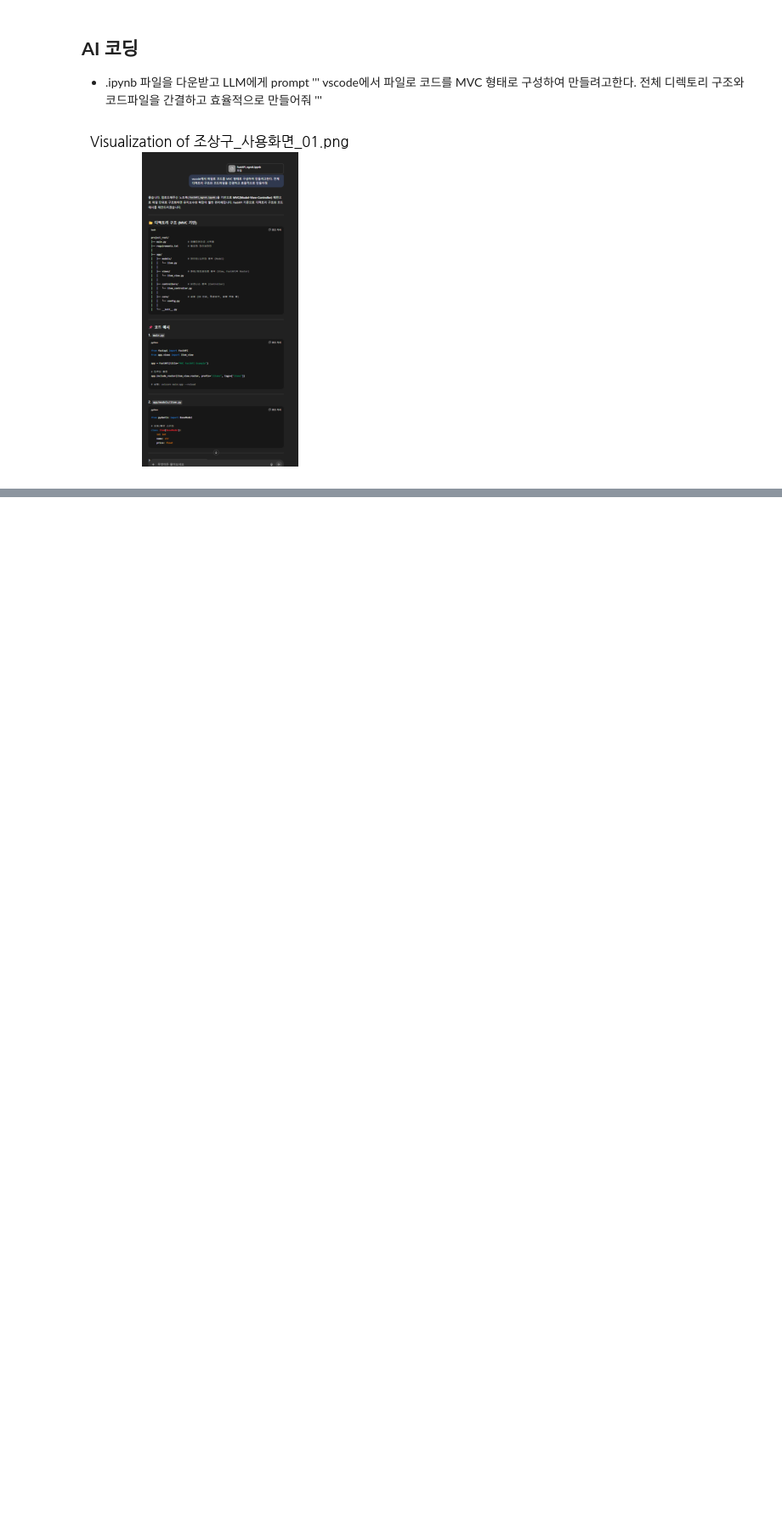
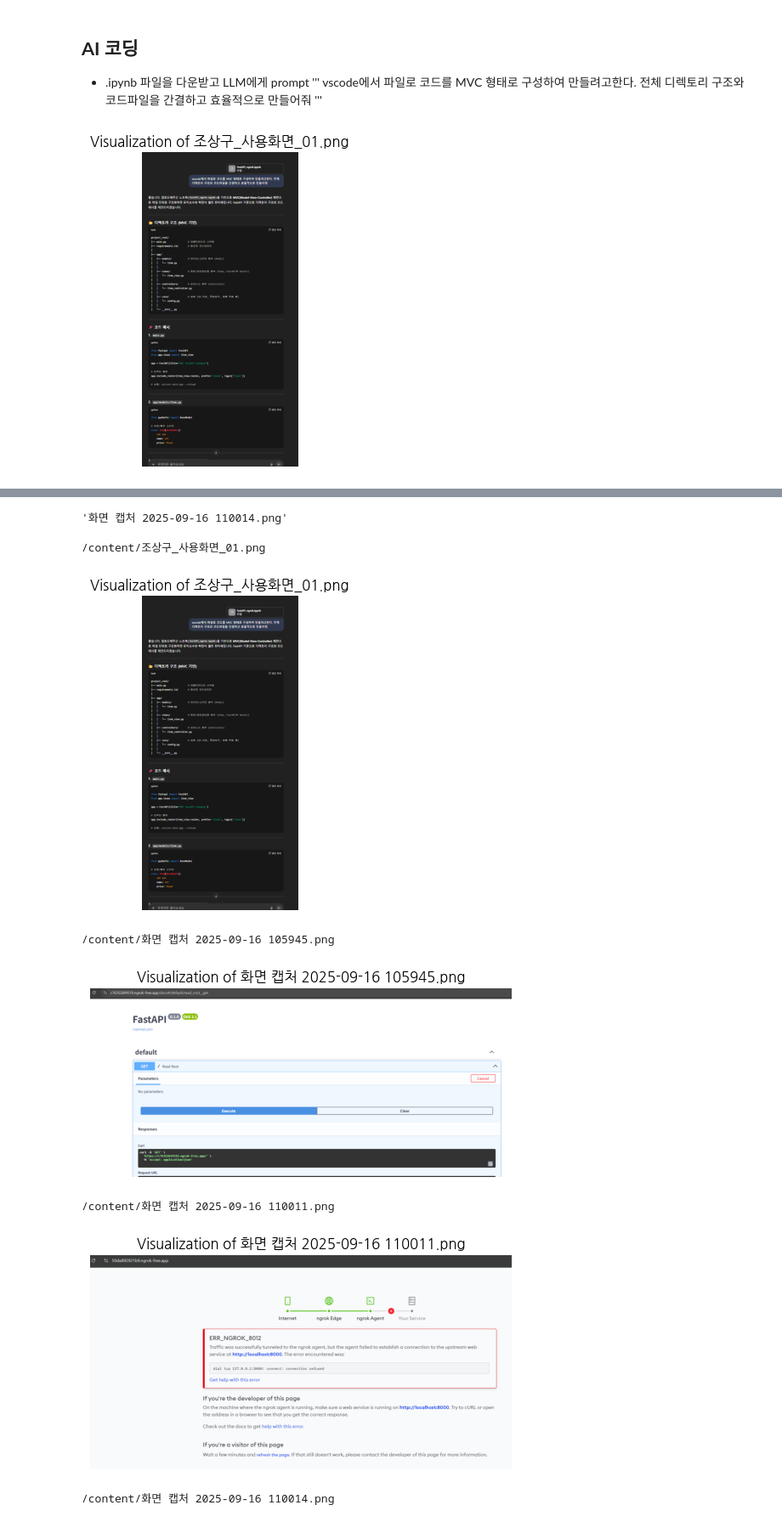
Before and after one commit to ancestor9/2025_Fall_AI-Model-Operations-MLOps, a Jupyter notebook: week04/FastAPI_ngrok.ipynb, the cells around one changed output, grey strips where cells are left out. Shown at 85% size. Saved outputs shown, nothing was run; the diff lists cells and outputs as text; code cells hidden in the pictures; blank space fills up the shorter version.

```diff
--- a/week04/FastAPI_ngrok.ipynb
+++ b/week04/FastAPI_ngrok.ipynb
@@ -664,3 +664,8 @@ plt.title('Visualization of 조상구_사용화면_01.png')
 plt.show()
 # %% [output]
 [figure]
+# %%
+import glob
+
+png_files = glob.glob('/content/*.png')
+png_files
@@ -666,0 +677,22 @@ plt.show()
+# %%
+file_path.split('/')[-1]
+# %% [output]
+'화면 캡처 2025-09-16 110014.png'
+# %%
+for file_path in png_files:
+    print(file_path)
+    img = Image.open(file_path)
+
+    # # Display the image
+    plt.imshow(img)
+    plt.axis('off') # Hide axes
+    plt.title(f'Visualization of {file_path.split('/')[-1]}')
+    plt.show()
+# %% [output]
+/content/조상구_사용화면_01.png
+[figure, added]
+/content/화면 캡처 2025-09-16 105945.png
+[figure, added]
+/content/화면 캡처 2025-09-16 110011.png
+[figure, added]
+/content/화면 캡처 2025-09-16 110014.png
```
Also changed, not shown: parts of 2 cells of this notebook.
